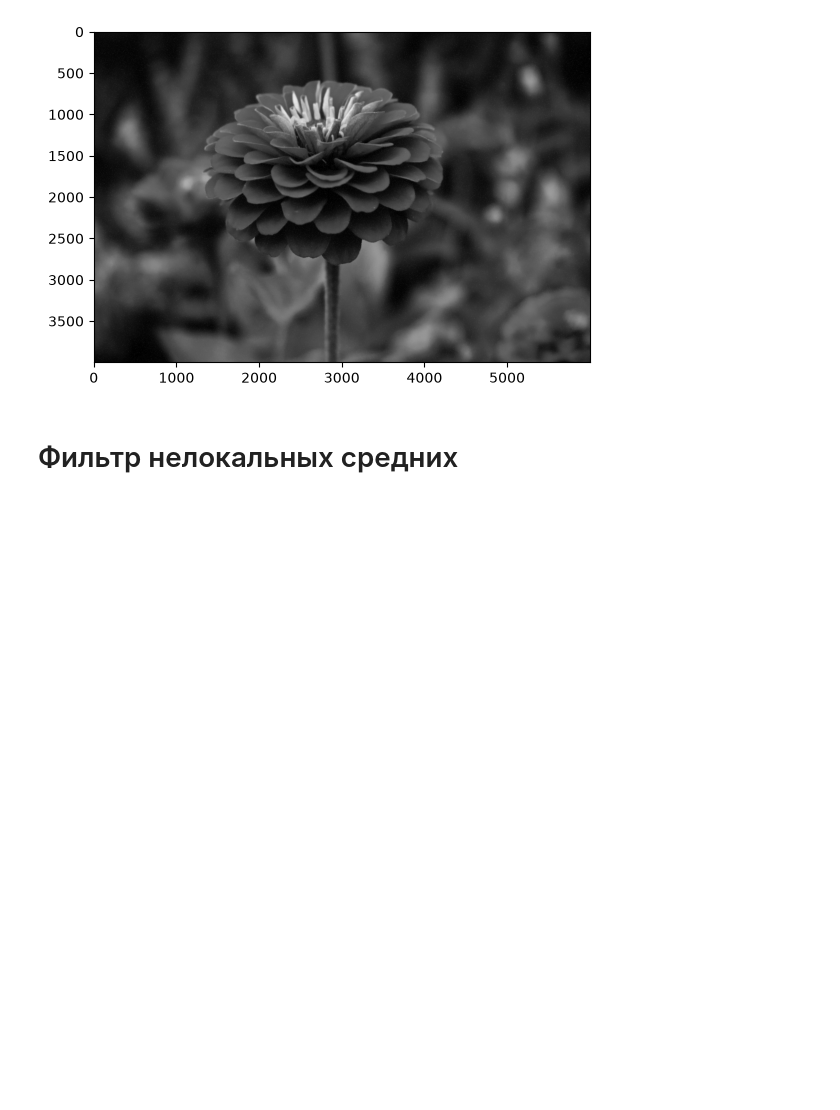
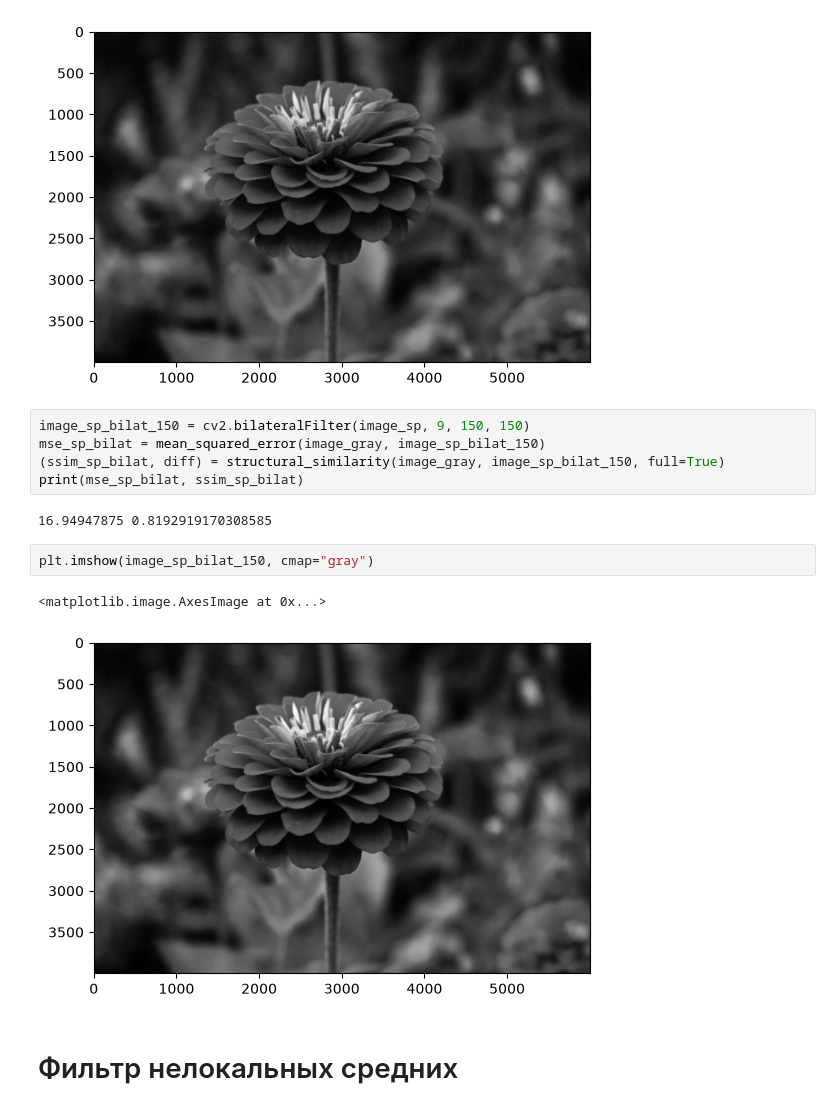
Before and after one commit to 4ne4ka/IP, a Jupyter notebook: Practice_2/IP_Task_2.ipynb, the cells around one changed output. Drawn from its saved outputs; the diff is of its cells as text; blank space fills up the shorter version.

```diff
--- a/Practice_2/IP_Task_2.ipynb
+++ b/Practice_2/IP_Task_2.ipynb
@@ -125,5 +185,17 @@ plt.imshow(image_sp_bilat, cmap="gray")
 # %% [output]
 <matplotlib.image.AxesImage at 0x...>
 [figure]
+# %%
+image_sp_bilat_150 = cv2.bilateralFilter(image_sp, 9, 150, 150)
+mse_sp_bilat = mean_squared_error(image_gray, image_sp_bilat_150)
+(ssim_sp_bilat, diff) = structural_similarity(image_gray, image_sp_bilat_150, full=True)
+print(mse_sp_bilat, ssim_sp_bilat)
+# %% [output]
+16.94947875 0.8192919170308585
+# %%
+plt.imshow(image_sp_bilat_150, cmap="gray")
+# %% [output]
+<matplotlib.image.AxesImage at 0x...>
+[figure, added]
 # %% [markdown]
 # Фильтр нелокальных средних
```
Also changed, not shown: parts of 27 cells of this notebook.
